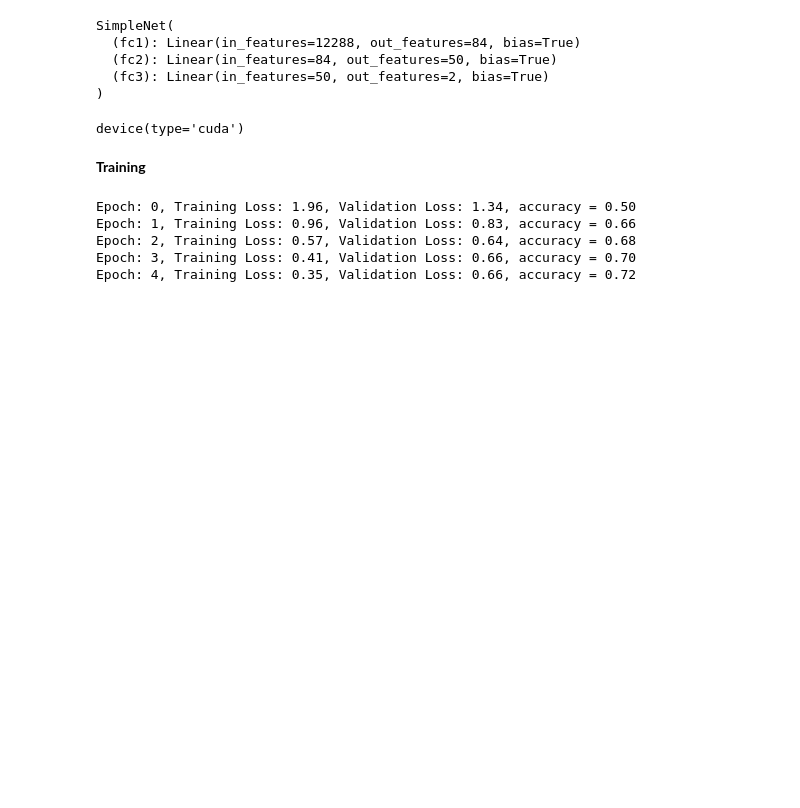
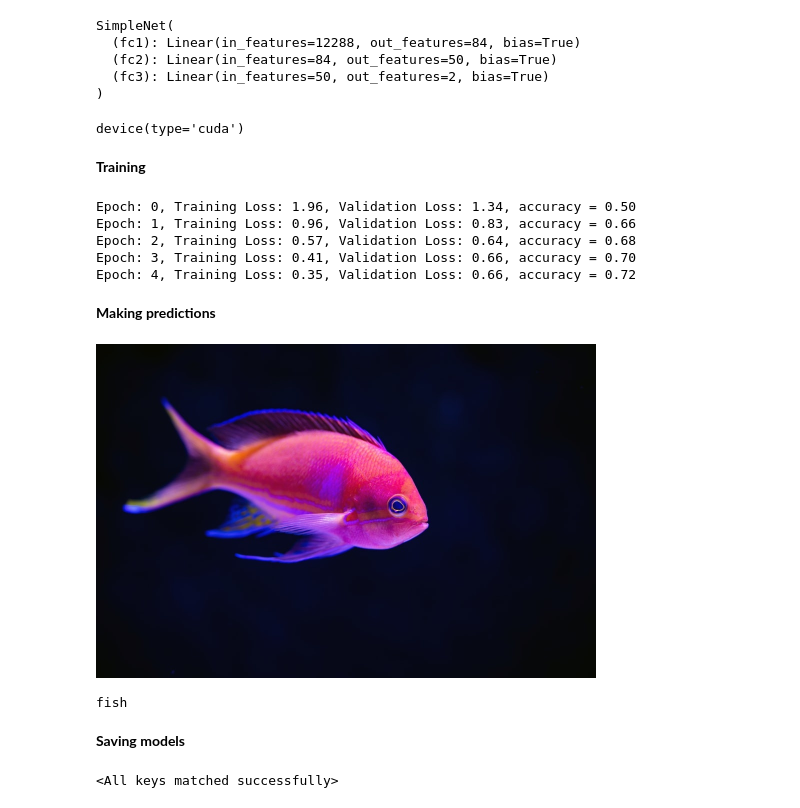
Before and after one commit to Gooogr/Book_Ian_Pointer_PyTorch_for_DL, a Jupyter notebook: Chapter 2. Perceptron image classificator.ipynb, the cells around one changed output. Saved outputs shown, nothing was run; the diff lists cells and outputs as text; code cells hidden in the pictures; blank space fills up the shorter version.

```diff
--- a/Chapter 2. Perceptron image classificator.ipynb
+++ b/Chapter 2. Perceptron image classificator.ipynb
@@ -193,3 +199,5 @@ Epoch: 1, Training Loss: 0.96, Validation Loss: 0.83, accuracy = 0.66
 Epoch: 2, Training Loss: 0.57, Validation Loss: 0.64, accuracy = 0.68
 Epoch: 3, Training Loss: 0.41, Validation Loss: 0.66, accuracy = 0.70
 Epoch: 4, Training Loss: 0.35, Validation Loss: 0.66, accuracy = 0.72
+# %% [markdown]
+**Making predictions**
@@ -195,0 +224,16 @@ Epoch: 4, Training Loss: 0.35, Validation Loss: 0.66, accuracy = 0.72
+# %%
+img = cv2.imread('sample_img.jpg')
+cv2_imshow(cv2.resize(img, (0, 0), fx=0.5, fy=0.5))
+# %% [output]
+[figure, added]
+# %%
+labels = ['cat', 'fish']
+img = Image.open('sample_img.jpg')
+img = img_transforms(img).to(device)
+
+preds = F.softmax(simplenet(img), dim=1)
+print(labels[preds.argmax().item()])
+# %% [output]
+fish
+# %% [markdown]
+**Saving models**
@@ -195,0 +244,8 @@ Epoch: 4, Training Loss: 0.35, Validation Loss: 0.66, accuracy = 0.72
+# %%
+# Weights only
+torch.save(simplenet.state_dict(), "simplenet")
+simplenet = SimpleNet()
+simplenet_state_dict = torch.load("simplenet")
+simplenet.load_state_dict(simplenet_state_dict)
+# %% [output]
+<All keys matched successfully>
```
Also changed, not shown: parts of 4 cells of this notebook.
